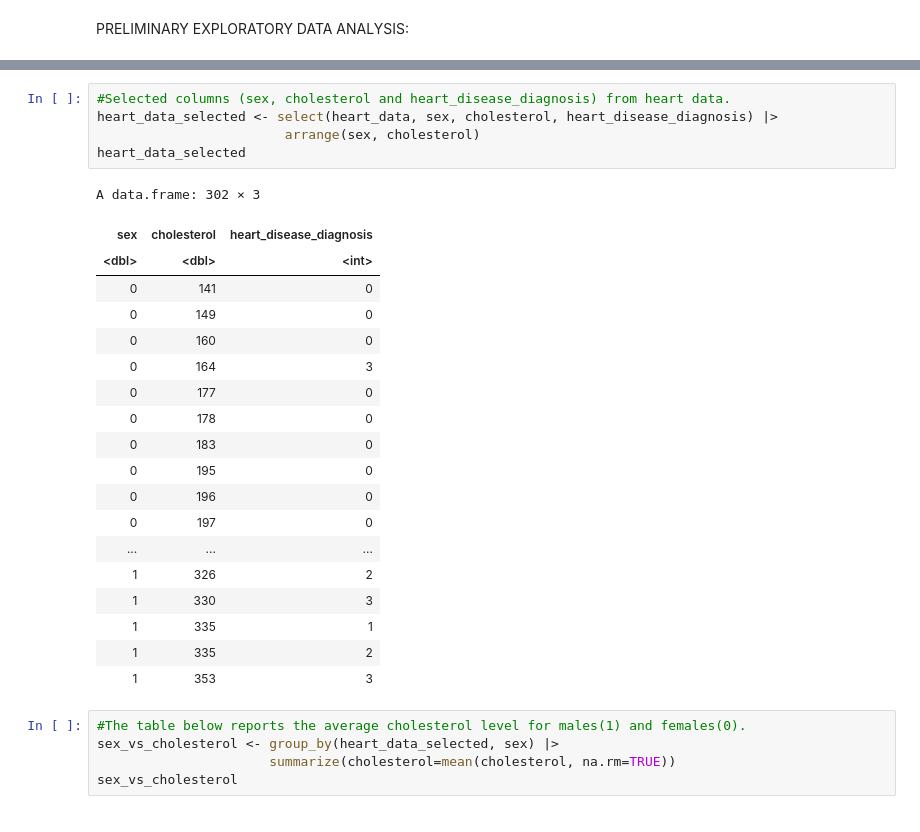
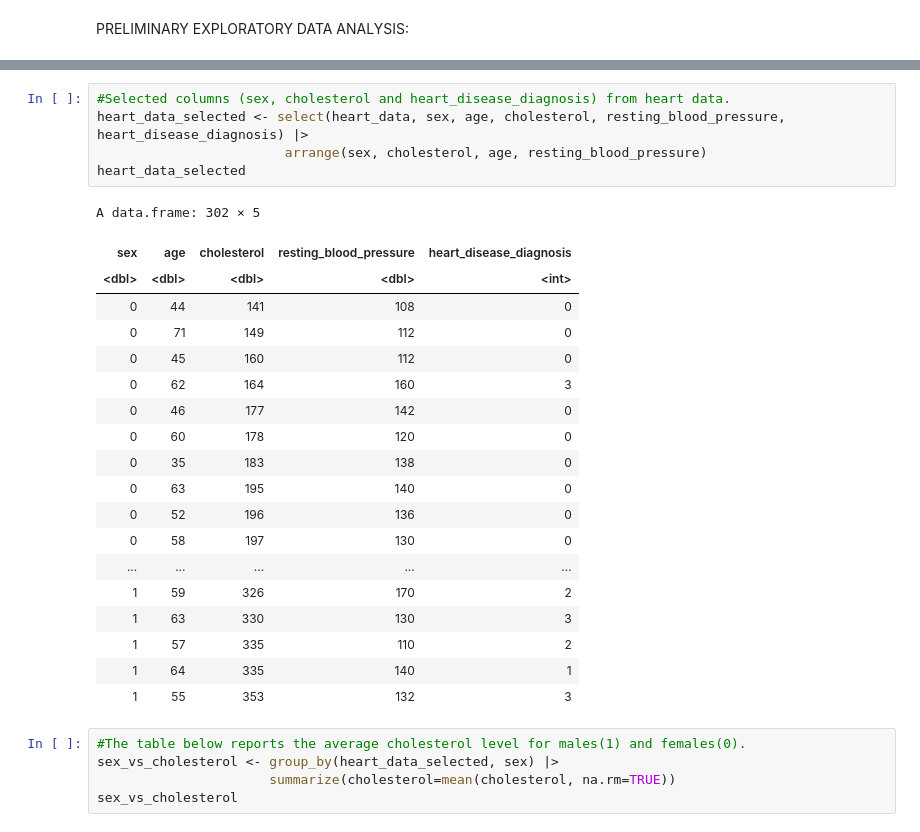
Before and after one commit to ck2671/dsci-100-2022w2-group-35, a Jupyter notebook: Heart Disease Project.ipynb, the cells around one changed output, grey strips where cells are left out. Drawn from its saved outputs; the diff is of its cells as text.

```diff
--- a/Heart Disease Project.ipynb
+++ b/Heart Disease Project.ipynb
@@ -65,29 +65,29 @@ A data.frame: 302 × 14
 | 38 | 1 | 3 | 138 | 175 | 0 | 0 | ... |
 # %%
 #Selected columns (sex, cholesterol and heart_disease_diagnosis) from heart data.
-heart_data_selected <- select(heart_data, sex, cholesterol, heart_disease_diagnosis) |>
-                        arrange(sex, cholesterol)
+heart_data_selected <- select(heart_data, sex, age, cholesterol, resting_blood_pressure, heart_disease_diagnosis) |>
+                        arrange(sex, cholesterol, age, resting_blood_pressure)
 heart_data_selected
 # %% [output]
-A data.frame: 302 × 3
+A data.frame: 302 × 5
-| sex | cholesterol | heart_disease_diagnosis |
-| <dbl> | <dbl> | <int> |
-| 0 | 141 | 0 |
-| 0 | 149 | 0 |
-| 0 | 160 | 0 |
-| 0 | 164 | 3 |
-| 0 | 177 | 0 |
-| 0 | 178 | 0 |
-| 0 | 183 | 0 |
-| 0 | 195 | 0 |
-| 0 | 196 | 0 |
-| 0 | 197 | 0 |
-| ... | ... | ... |
-| 1 | 326 | 2 |
-| 1 | 330 | 3 |
-| 1 | 335 | 1 |
-| 1 | 335 | 2 |
-| 1 | 353 | 3 |
+| sex | age | cholesterol | resting_blood_pressure | heart_disease_diagnosis |
+| <dbl> | <dbl> | <dbl> | <dbl> | <int> |
+| 0 | 44 | 141 | 108 | 0 |
+| 0 | 71 | 149 | 112 | 0 |
+| 0 | 45 | 160 | 112 | 0 |
+| 0 | 62 | 164 | 160 | 3 |
+| 0 | 46 | 177 | 142 | 0 |
+| 0 | 60 | 178 | 120 | 0 |
+| 0 | 35 | 183 | 138 | 0 |
+| 0 | 63 | 195 | 140 | 0 |
+| 0 | 52 | 196 | 136 | 0 |
+| 0 | 58 | 197 | 130 | 0 |
+| ... | ... | ... | ... | ... |
+| 1 | 59 | 326 | 170 | 2 |
+| 1 | 63 | 330 | 130 | 3 |
+| 1 | 57 | 335 | 110 | 2 |
+| 1 | 64 | 335 | 140 | 1 |
+| 1 | 55 | 353 | 132 | 3 |
 # %%
 #The table below reports the average cholesterol level for males(1) and females(0).
 sex_vs_cholesterol <- group_by(heart_data_selected, sex) |>
```
Also changed, not shown: parts of 5 cells of this notebook.
